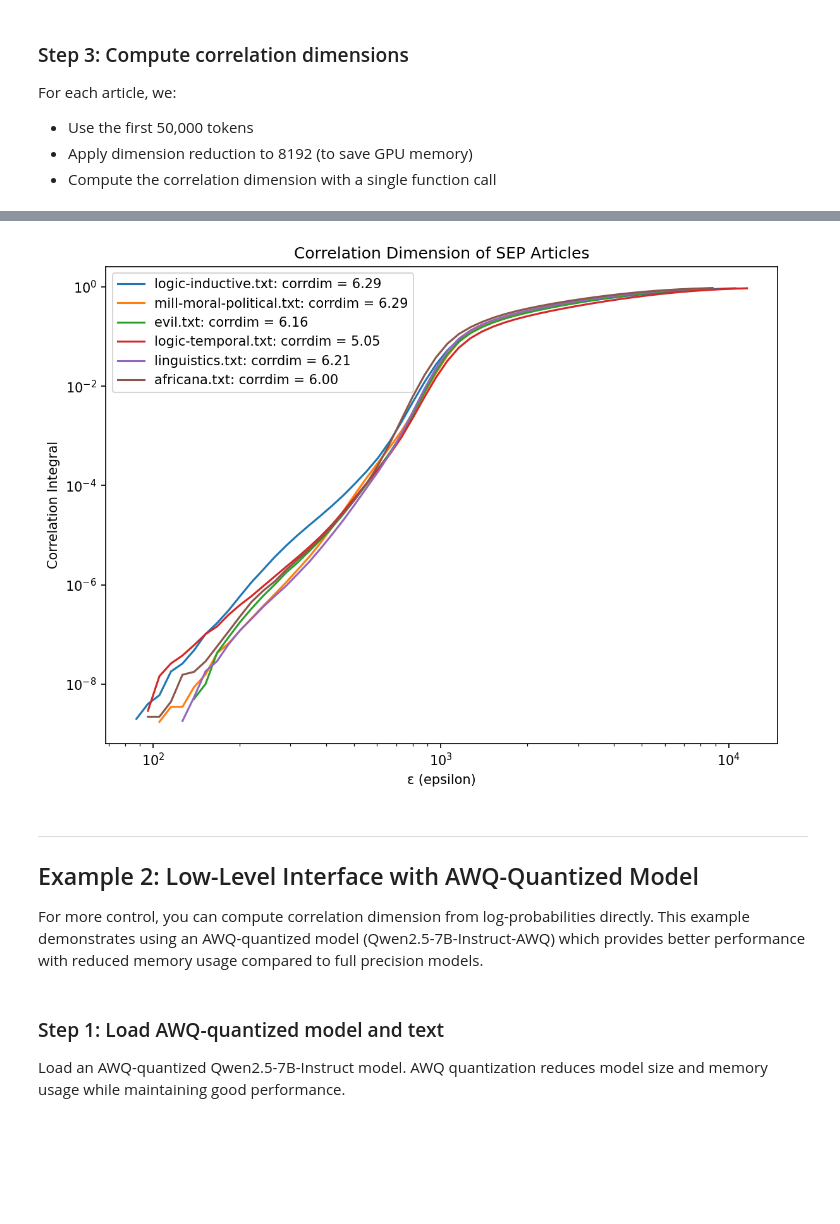
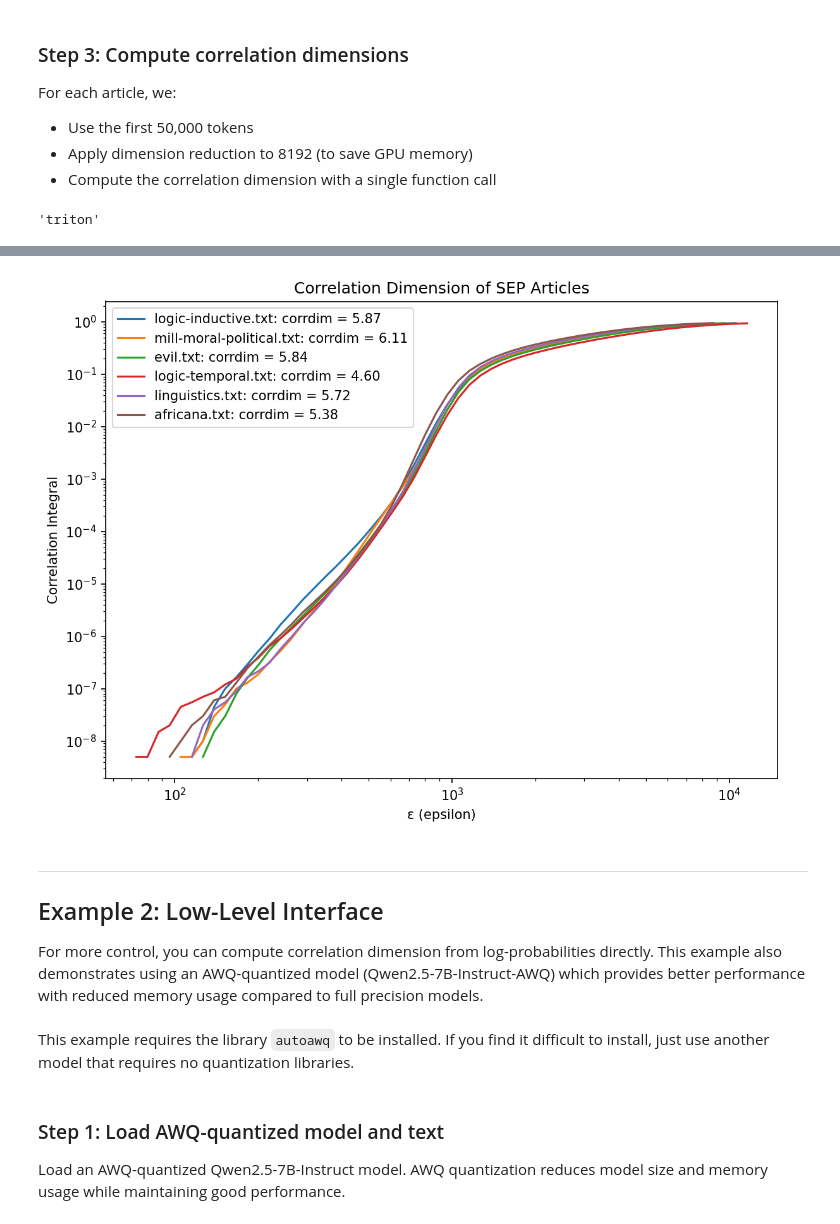
Before and after one commit to kduxin/corrdim, a Jupyter notebook: examples/basic_usage.ipynb, the cells around one changed output, grey strips where cells are left out. Drawn from its saved outputs; the diff is of its cells as text; code cells hidden in the pictures; blank space fills up the shorter version.

```diff
--- a/examples/basic_usage.ipynb
+++ b/examples/basic_usage.ipynb
@@ -43,7 +43,10 @@ data_dir = "../data/sep60"
 for filename in os.listdir(data_dir):
     filepath = os.path.join(data_dir, filename)
     with open(filepath, "r") as f:
-        texts[filename] = f.read().replace("\n", " ")
+        lines = []
+        for line in f:
+            lines.append(line.strip())
+        texts[filename] = ' '.join(lines)
 
 print(f"Loaded {len(texts)} articles")
 # %% [output]
@@ -55,6 +58,10 @@ For each article, we:
 - Use the first 50,000 tokens
 - Apply dimension reduction to 8192 (to save GPU memory)
 - Compute the correlation dimension with a single function call
+# %%
+corrdim.set_corrint_backend("triton")
+# %% [output]
+'triton'
 # %%
 tokenizer = calculator.tokenizer
 
@@ -68,7 +75,7 @@ for i, (filename, text) in enumerate(texts.items()):
         break
 
     # Tokenize and truncate to 20k tokens
-    tokens = tokenizer.encode(text, add_special_tokens=False)[:50000]
+    tokens = tokenizer.encode(text, add_special_tokens=False, max_length=20000)
     text_truncated = tokenizer.decode(tokens)
 
     # Compute correlation dimension (one line!)
@@ -96,12 +98,15 @@ Warning: Using dimension reduction may change the correlation dimension value.
-[figure, old version]
+[figure, new version]
 # %% [markdown]
 ---
 
-## Example 2: Low-Level Interface with AWQ-Quantized Model
+## Example 2: Low-Level Interface
 
 For more control, you can compute correlation dimension from log-probabilities directly.
-This example demonstrates using an AWQ-quantized model (Qwen2.5-7B-Instruct-AWQ) which provides
+This example also demonstrates using an AWQ-quantized model (Qwen2.5-7B-Instruct-AWQ) which provides
 better performance with reduced memory usage compared to full precision models.
+# %% [markdown]
+This example requires the library `autoawq` to be installed.
+If you find it difficult to install, just use another model that requires no quantization libraries.
 # %%
 # Import required libraries
 import torch
```
Also changed, not shown: parts of 3 cells of this notebook, 14 other files.
